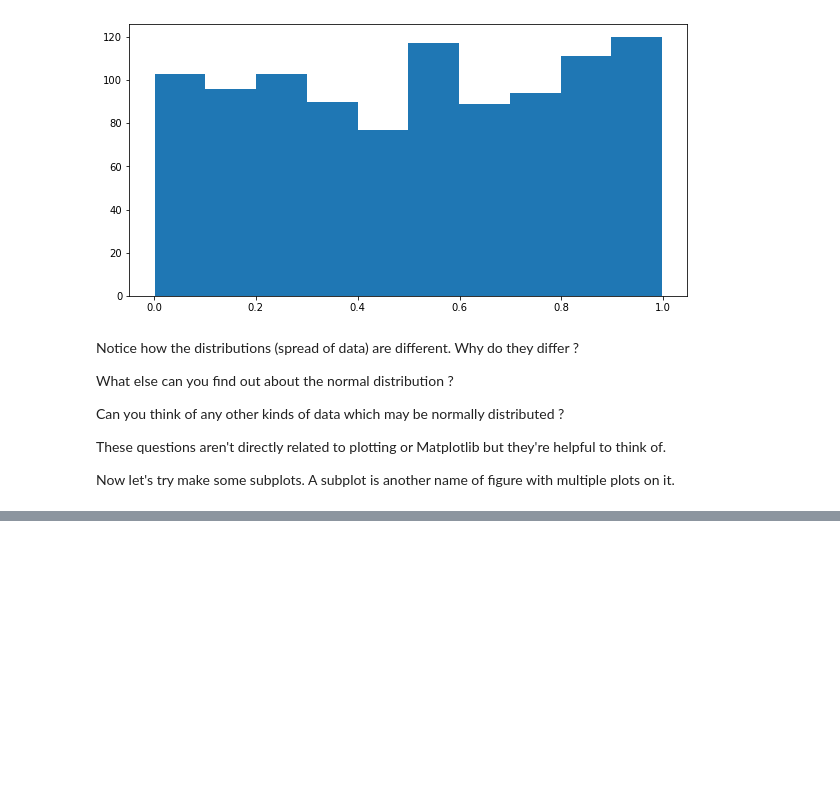
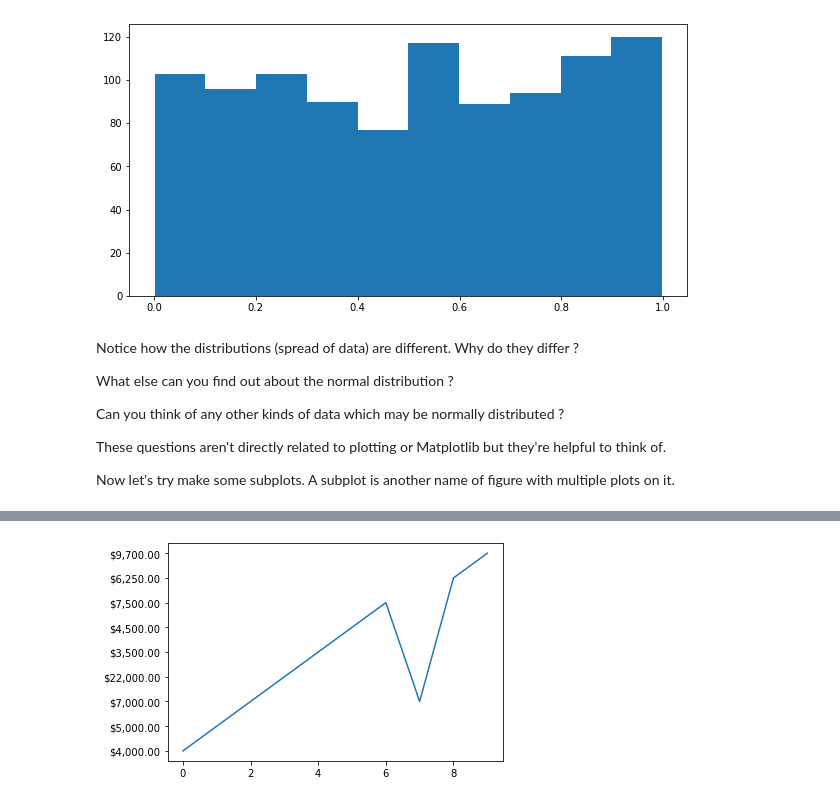
Before and after one commit to SaketMunda/ml-ds-tools-library-introduction, a Jupyter notebook: matplotlib-exercises.ipynb, the cells around one changed output, grey strips where cells are left out. Saved outputs shown, nothing was run; the diff lists cells and outputs as text; code cells hidden in the pictures; blank space fills up the shorter version.

```diff
--- a/matplotlib-exercises.ipynb
+++ b/matplotlib-exercises.ipynb
@@ -203,0 +245,4 @@ Now let's try make some subplots. A subplot is another name of figure with multi
+# %%
+# Import the car-sales.csv into a dataframe called car_sales and view
+car_sales = pd.read_csv("car-sales.csv")
+car_sales.head()
@@ -203,0 +256,5 @@ Now let's try make some subplots. A subplot is another name of figure with multi
+# %%
+# try to plot the Price column using plot() column
+plt.plot(car_sales["Price"]);
+# %% [output]
+[figure, added]
```
Also changed, not shown: parts of 6 cells of this notebook.
